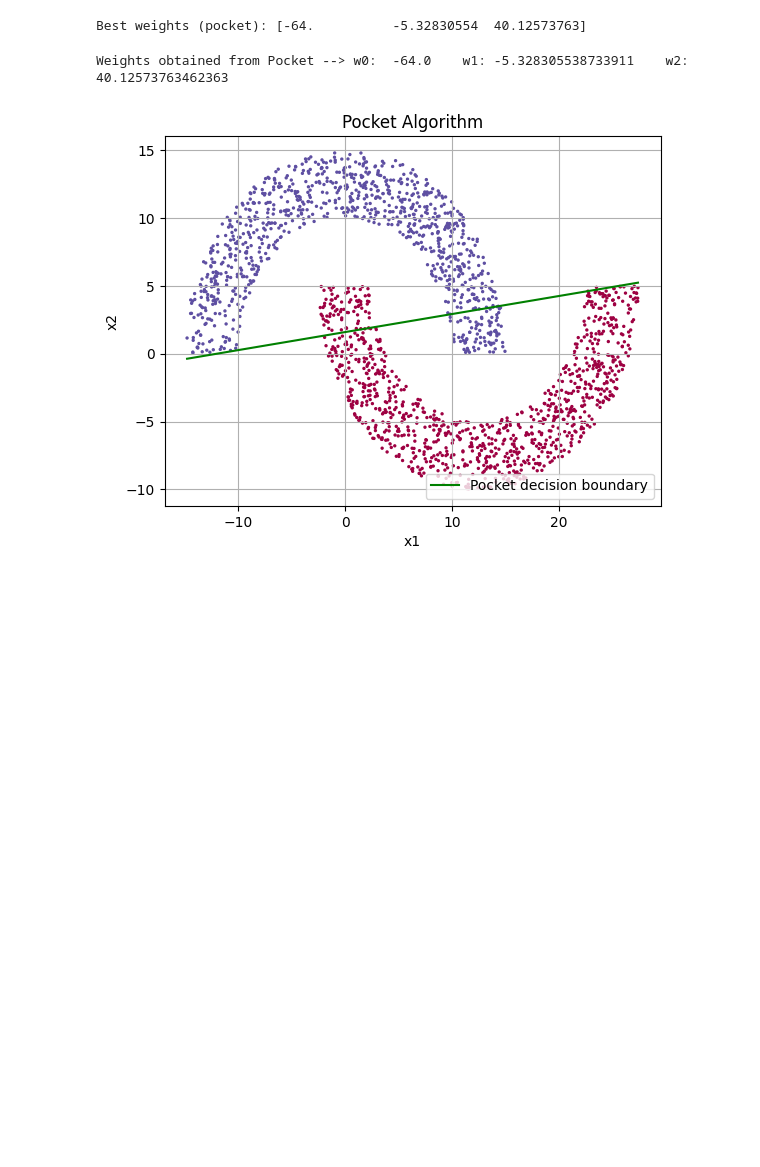
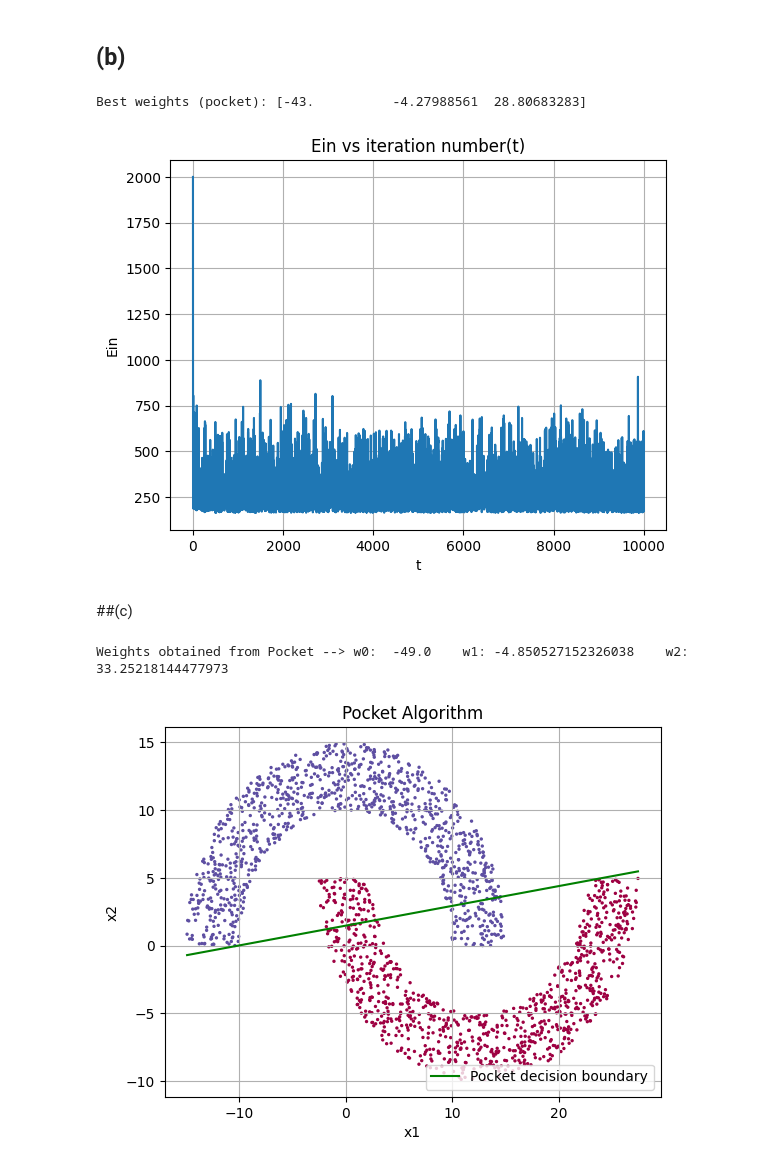
Before and after one commit to kurav/CMPE257-Fall23-Varshith-Kura, a Jupyter notebook: Homework_2_Task_2.ipynb, the cells around one changed output. Saved outputs shown, nothing was run; the diff lists cells and outputs as text; code cells hidden in the pictures; blank space fills up the shorter version.

```diff
--- a/Homework_2_Task_2.ipynb
+++ b/Homework_2_Task_2.ipynb
@@ -231,34 +243,49 @@ Weights obtained from PLA --> w0:  84    w1: -3.241845884953321    w2:  122.8980
+# %% [markdown]
+## (b)
 # %%
 
+import numpy as np
+import matplotlib.pyplot as plt
+
 def pocket_algorithm(x1, x2, y):
-
     X = np.column_stack((np.ones(len(x1)), x1, x2))
-
     w = np.zeros(X.shape[1])
     w_pocket = w.copy()
     pocket_error = len(y)
+    ein_per_iteration = []
 
-    for _ in range(100000):
+    for iteration in range(10000):
         misclassified_indices = np.where(y * np.dot(X, w) <= 0)[0]
         current_error = len(misclassified_indices)
+        ein_per_iteration.append(current_error)
 
         if current_error < pocket_error:
             w_pocket = w.copy()
             pocket_error = current_error
 
         if pocket_error == 0:
             break
 
         if len(misclassified_indices) > 0:
             random_misclassified_index = np.random.choice(misclassified_indices)
             w += y[random_misclassified_index] * X[random_misclassified_index]
 
-    return w_pocket,len(misclassified_indices)
+    return w_pocket, ein_per_iteration
 
-best_weights,misclassified_count_pocket = pocket_algorithm(x11, x22, y22)
+best_weights, ein_per_iteration = pocket_algorithm(x11, x22, y22)
 print("Best weights (pocket):", best_weights)
+
+plt.plot(range(1, len(ein_per_iteration) + 1), ein_per_iteration)
+plt.xlabel("t")
+plt.ylabel("Ein")
+plt.title("Ein vs iteration number(t)")
+plt.grid(True)
+plt.show()
 # %% [output]
-Best weights (pocket): [-64.          -5.32830554  40.12573763]
+Best weights (pocket): [-43.          -4.27988561  28.80683283]
+[figure, added]
+# %% [markdown]
+##(c)
 # %%
 plt.scatter(x11, x22, c=y22, cmap=plt.cm.Spectral,s = 2)
 w0,w1,w2 = best_weights
@@ -273,5 +300,5 @@ plt.grid(True)
 print("Weights obtained from Pocket -->", "w0: ",w0,"   w1:",w1,"   w2: ",w2)
 plt.show()
 # %% [output]
-Weights obtained from Pocket --> w0:  -64.0    w1: -5.328305538733911    w2:  40.12573763462363
+Weights obtained from Pocket --> w0:  -49.0    w1: -4.850527152326038    w2:  33.25218144477973
-[figure, old version]
+[figure, new version]
```
Also changed, not shown: parts of 18 cells of this notebook.
